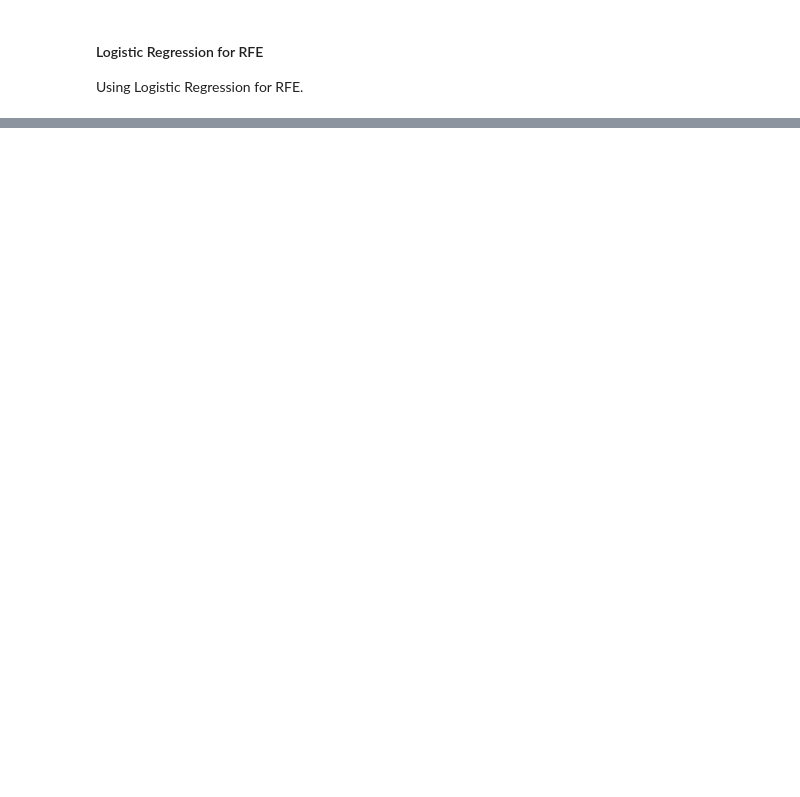
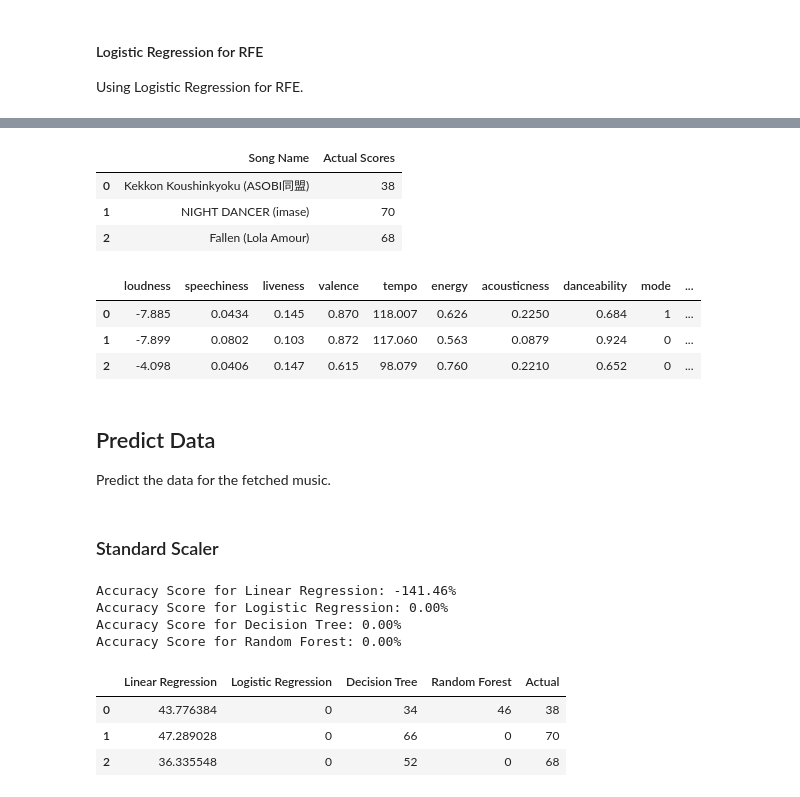
Before and after one commit to Virus5600/CCMACLRL_FINAL_PROJECT_COM222ML, a Jupyter notebook: main.ipynb, the cells around one changed output, grey strips where cells are left out. Cells and saved outputs as stored; diff of their text form; code cells hidden in the pictures; blank space fills up the shorter version.

```diff
--- a/main.ipynb
+++ b/main.ipynb
@@ -852,0 +1322,51 @@ Process data once more to only use the important features.
+# %%
+# All other songs goes here.
+songIDs = [
+    "3gmn76fCtpDazGMnN0QMHX",
+    "4mc3rUoMwwiNTHA4al9nNd"
+]
+
+# Initial song goes here for variable initialization
+songData = getSongData("09o4dR4x2Sx6wjv4u5xdux", True, True)
+forPrediction = {
+    "data": songData[0],
+    "name": [songData[1]],
+    "actual": [int(songData[0].iloc[0]['track_popularity'])]
+}
+
+dataLen = 1
+for id in songIDs:
+    songData = getSongData(id, True, True)
+    songData[0].index = [dataLen]
+    dataLen += 1
+    forPrediction["data"] = pd.concat([forPrediction["data"], songData[0]])
+    forPrediction["name"].append(songData[1])
+    forPrediction["actual"].append(int(songData[0].iloc[0]['track_popularity']))
+
+forPrediction["data"] = forPrediction["data"].loc[:, sffk]
+forPrediction["data"].drop('track_popularity', axis = 1, inplace = True)
+forPrediction["scaled"] = {
+    "standard": StandardScaler().fit_transform(forPrediction["data"]),
+    "minMax": MinMaxScaler().fit_transform(forPrediction["data"])
+}
+
+nameActual = pd.DataFrame({"Song Name": forPrediction["name"], "Actual Scores": forPrediction["actual"]})
+nameActual
+# %% [output]
+|  | Song Name | Actual Scores |
+| 0 | Kekkon Koushinkyoku (ASOBI同盟) | 38 |
+| 1 | NIGHT DANCER (imase) | 70 |
+| 2 | Fallen (Lola Amour) | 68 |
+# %%
+forPrediction["data"]
+# %% [output]
+|  | loudness | speechiness | liveness | valence | tempo | energy | acousticness | danceability | mode | ... |
+| 0 | -7.885 | 0.0434 | 0.145 | 0.870 | 118.007 | 0.626 | 0.2250 | 0.684 | 1 | ... |
+| 1 | -7.899 | 0.0802 | 0.103 | 0.872 | 117.060 | 0.563 | 0.0879 | 0.924 | 0 | ... |
+| 2 | -4.098 | 0.0406 | 0.147 | 0.615 | 98.079 | 0.760 | 0.2210 | 0.652 | 0 | ... |
+# %% [markdown]
+## Predict Data
+
+Predict the data for the fetched music.
+# %% [markdown]
+### Standard Scaler
@@ -852,0 +1378,23 @@ Process data once more to only use the important features.
+# %%
+print(f"Accuracy Score for Linear Regression: {modelLR.score(forPrediction["scaled"]["standard"], forPrediction['actual']) * 100:.2f}%")
+print(f"Accuracy Score for Logistic Regression: {modelLGR.score(forPrediction["scaled"]["standard"], forPrediction['actual']) * 100:.2f}%")
+print(f"Accuracy Score for Decision Tree: {modelDT.score(forPrediction["scaled"]["standard"], forPrediction['actual']) * 100:.2f}%")
+print(f"Accuracy Score for Random Forest: {modelRF.score(forPrediction["scaled"]["standard"], forPrediction['actual']) * 100:.2f}%")
+# %% [output]
+Accuracy Score for Linear Regression: -141.46%
+Accuracy Score for Logistic Regression: 0.00%
+Accuracy Score for Decision Tree: 0.00%
+Accuracy Score for Random Forest: 0.00%
+# %%
+pd.DataFrame({
+    "Linear Regression": yPredLR,
+    "Logistic Regression": yPredLGR,
+    "Decision Tree": yPredDT,
+    "Random Forest": yPredRF,
+    "Actual": forPrediction["actual"]
+})
+# %% [output]
+|  | Linear Regression | Logistic Regression | Decision Tree | Random Forest | Actual |
+| 0 | 43.776384 | 0 | 34 | 46 | 38 |
+| 1 | 47.289028 | 0 | 66 | 0 | 70 |
+| 2 | 36.335548 | 0 | 52 | 0 | 68 |
```
Also changed, not shown: parts of 43 cells of this notebook.
